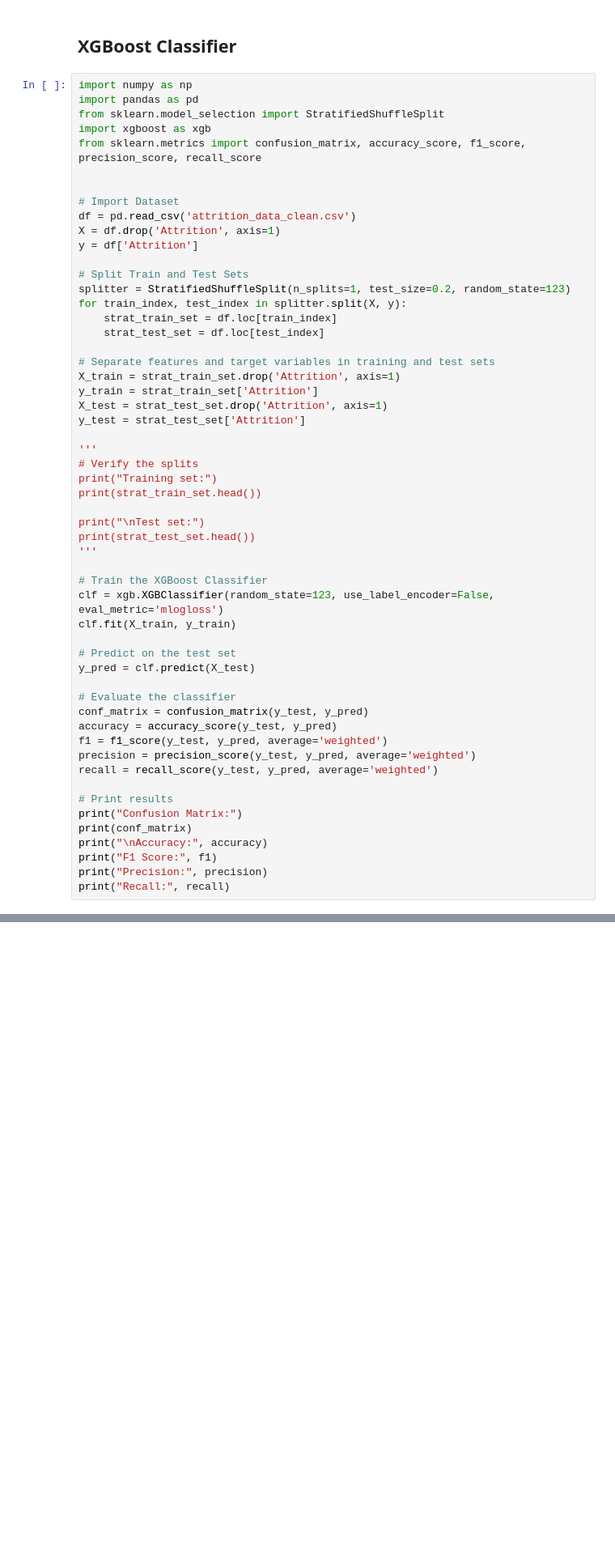
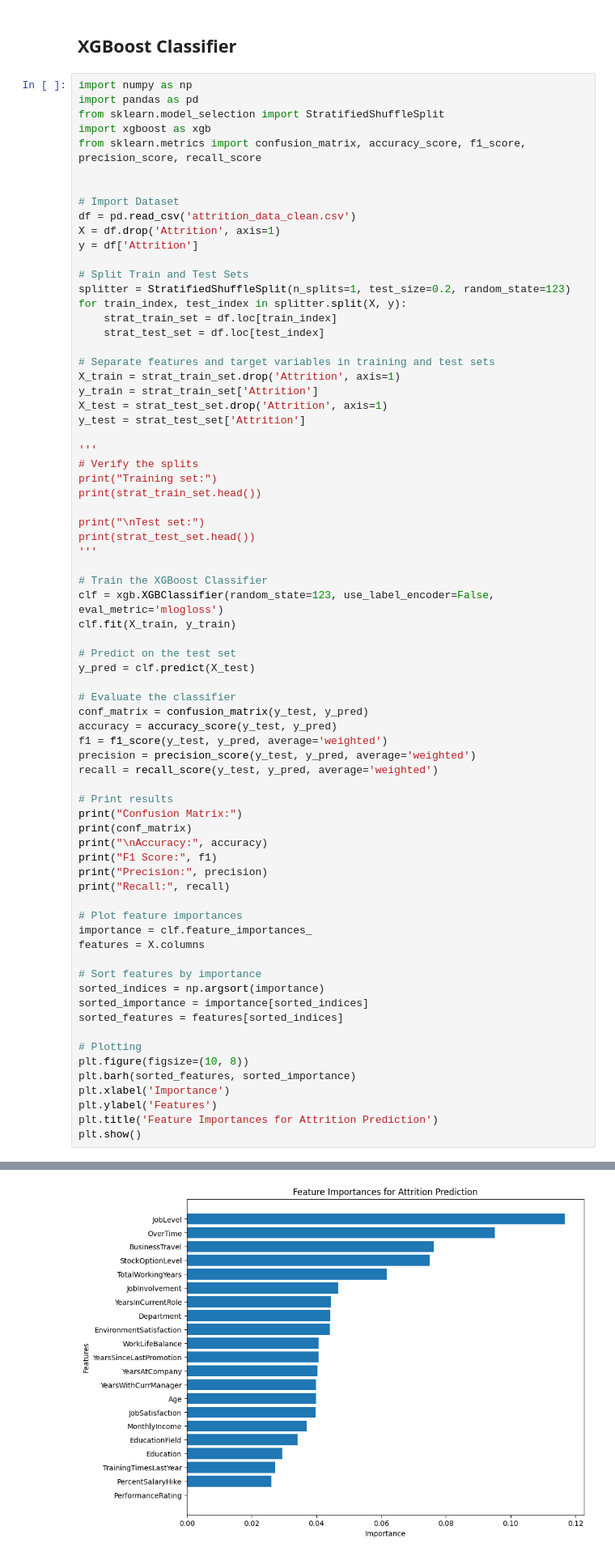
Before and after one commit to simsjarrod/MachineLearning_Employee-Churn, a Jupyter notebook: mlclassifiernb.ipynb, the cells around one changed output, grey strips where cells are left out. Shown: that part at 81% size. Drawn from its saved outputs; the diff is of its cells as text; blank space fills up the shorter version.

Commit message:
plot feature importances from xgboost model

```diff
--- a/mlclassifiernb.ipynb
+++ b/mlclassifiernb.ipynb
@@ -254,4 +254,21 @@ print("\nAccuracy:", accuracy)
 print("F1 Score:", f1)
 print("Precision:", precision)
 print("Recall:", recall)
+
+# Plot feature importances
+importance = clf.feature_importances_
+features = X.columns
+
+# Sort features by importance
+sorted_indices = np.argsort(importance)
+sorted_importance = importance[sorted_indices]
+sorted_features = features[sorted_indices]
+
+# Plotting
+plt.figure(figsize=(10, 8))
+plt.barh(sorted_features, sorted_importance)
+plt.xlabel('Importance')
+plt.ylabel('Features')
+plt.title('Feature Importances for Attrition Prediction')
+plt.show()
 # %% [output]
@@ -269,3 +286,4 @@ Parameters: { "use_label_encoder" } are not used.
+[figure, added]
 # %% [markdown]
 ## Classifier Performance Summary
 # %%
```
Also changed, not shown: parts of 1 cell of this notebook.
